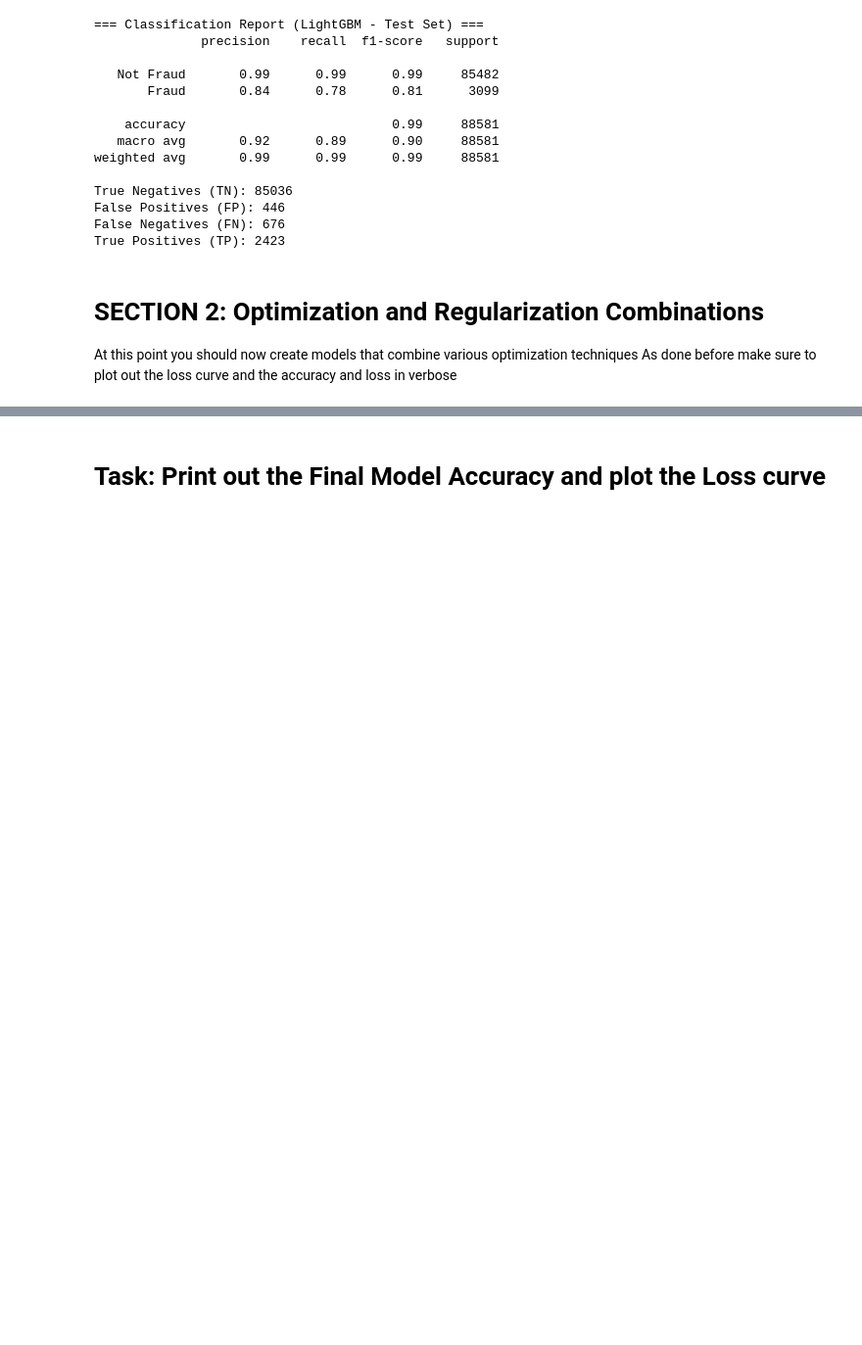
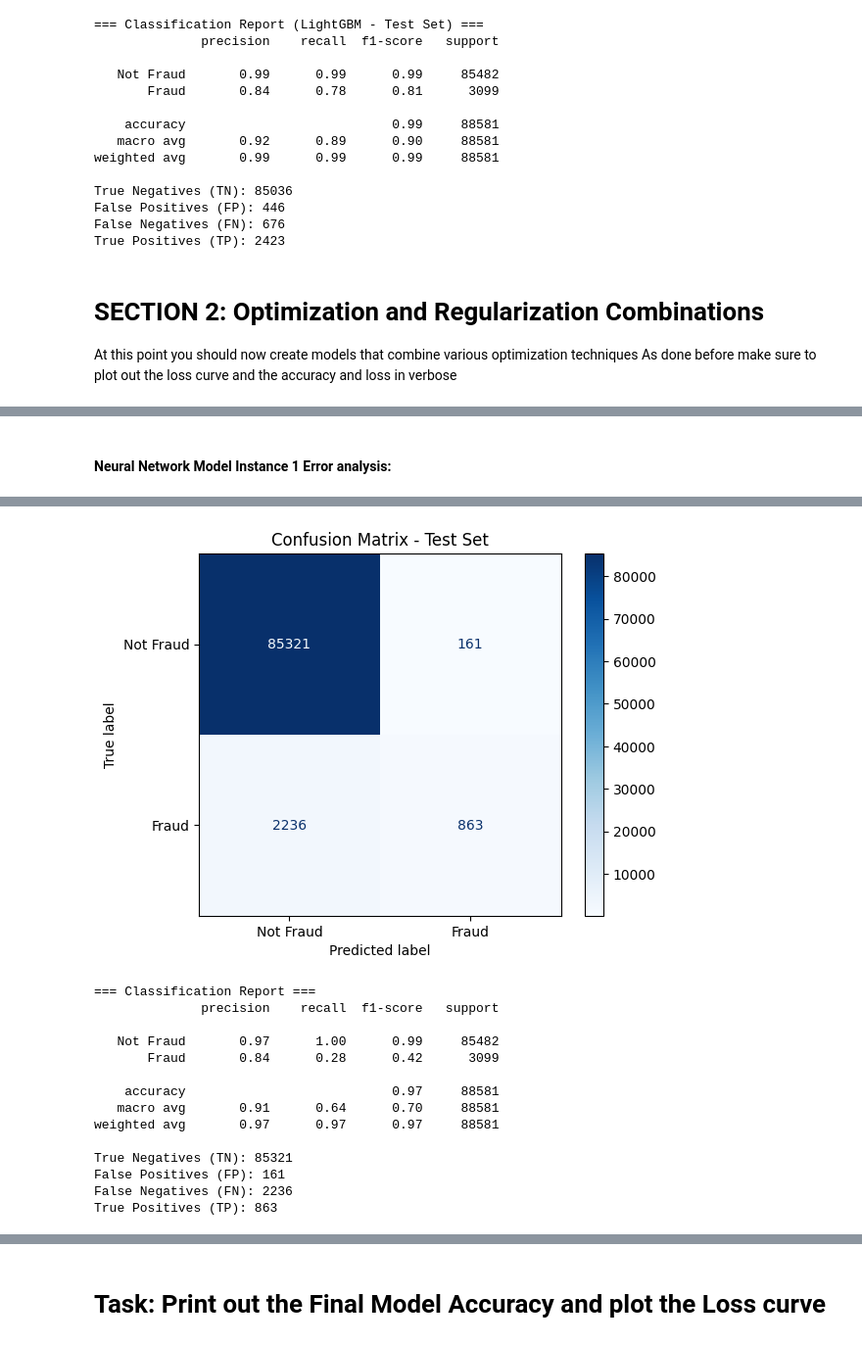
Before and after one commit to IrakizaGaius/FraudDetection, a Jupyter notebook: Summative_Intro_to_ml_[GaiusIrakiza_number]_assignment.ipynb, the cells around one changed output, grey strips where cells are left out. Shown at 98% size. Cells and saved outputs as stored; diff of their text form; code cells hidden in the pictures; blank space fills up the shorter version.

Commit message:
still expermenting with the model to find an optimum optimization technique and regularization.

```diff
--- a/Summative_Intro_to_ml_[GaiusIrakiza_number]_assignment.ipynb
+++ b/Summative_Intro_to_ml_[GaiusIrakiza_number]_assignment.ipynb
@@ -260,0 +250,10 @@ A simple neural network with two hidden layers (64 and 32 neurons) for binary cl
+# %%
+def build_model(input_dim, optimizer: Optimizer = None, regularizer: Regularizer = None):
+    model = Sequential()
+    model.add(Dense(128, activation='relu', input_shape=(input_dim,), kernel_regularizer=regularizer))
+    model.add(Dense(64, activation='relu', kernel_regularizer=regularizer))
+    model.add(Dense(32, activation='relu', kernel_regularizer=regularizer))
+    model.add(Dense(16, activation='relu', kernel_regularizer=regularizer))
+    model.add(Dense(8, activation='relu', kernel_regularizer=regularizer))
+    model.add(Dense(1, activation='sigmoid'))
+    return model
@@ -260,0 +265,7 @@ A simple neural network with two hidden layers (64 and 32 neurons) for binary cl
+# %%
+model_1 = build_model(input_dim=X_train_processed.shape[1])  # No regularizer
+
+model_1.compile(loss='binary_crossentropy')  # Default optimizer and metrics
+
+model_1.fit(X_train_processed, y_train, validation_data=(X_val_processed, y_val))
+save_model(model_1, 'saved_models/nn_instance_1.h5')
@@ -260,0 +275,27 @@ A simple neural network with two hidden layers (64 and 32 neurons) for binary cl
+# %% [markdown]
+#### Neural Network Model Instance 1 Error analysis:
+# %%
+# Predict probabilities and convert to binary labels
+y_test_pred_prob = model_1.predict(X_test_processed)
+y_test_pred = (y_test_pred_prob > 0.5).astype(int).reshape(-1)
+y_test_true = y_test.values.reshape(-1)
+
+# Confusion matrix
+cm = confusion_matrix(y_test_true, y_test_pred)
+
+# Display with labels
+disp = ConfusionMatrixDisplay(confusion_matrix=cm, display_labels=["Not Fraud", "Fraud"])
+disp.plot(cmap="Blues")
+plt.title("Confusion Matrix - Test Set")
+plt.show()
+
+# Detailed classification report
+report = classification_report(y_test_true, y_test_pred, target_names=["Not Fraud", "Fraud"])
+print("=== Classification Report ===")
+print(report)
+tn, fp, fn, tp = cm.ravel()
+print(f"True Negatives (TN): {tn}")
+print(f"False Positives (FP): {fp}")
+print(f"False Negatives (FN): {fn}")
+print(f"True Positives (TP): {tp}")
+# %% [output]
@@ -260,0 +303,15 @@ A simple neural network with two hidden layers (64 and 32 neurons) for binary cl
+[figure, added]
+=== Classification Report ===
+              precision    recall  f1-score   support
+
+   Not Fraud       0.97      1.00      0.99     85482
+       Fraud       0.84      0.28      0.42      3099
+
+    accuracy                           0.97     88581
+   macro avg       0.91      0.64      0.70     88581
+weighted avg       0.97      0.97      0.97     88581
+
+True Negatives (TN): 85321
+False Positives (FP): 161
+False Negatives (FN): 2236
+True Positives (TP): 863
```
Also changed, not shown: parts of 33 cells of this notebook, 8 other files.
